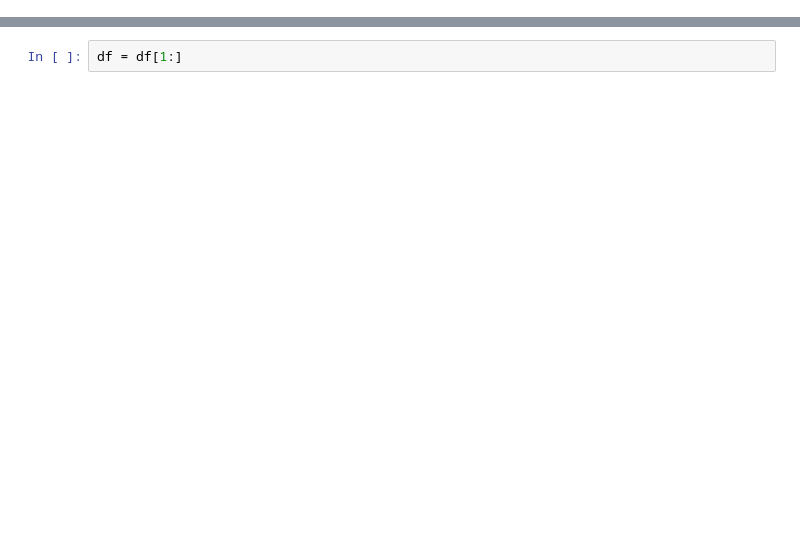
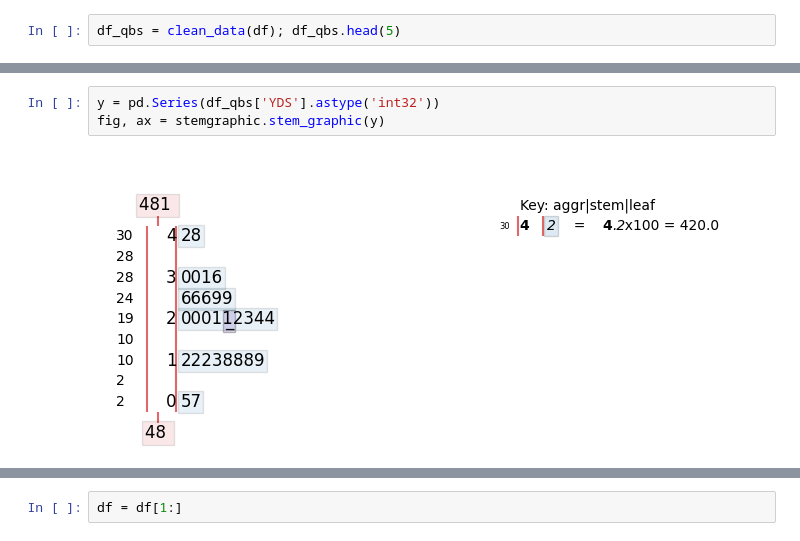
Before and after one commit to cullinap/nfl_data, a Jupyter notebook: visualization.ipynb, the cells around one changed output, grey strips where cells are left out. Cells and saved outputs as stored; diff of their text form; blank space fills up the shorter version.

```diff
--- a/visualization.ipynb
+++ b/visualization.ipynb
@@ -11,3 +12,5 @@ df = pd.read_csv('./data/qbs/qbweek1.csv'); df.head(2)
 |  | Unnamed: 0 | 0 | 1 | 2 | 3 | 4 | 5 | 6 | 7 | 8 | 9 | ... |
 | 0 | 0 | Sortable Passing Leaders | Sortable Passing Leaders | Sortable Passing Leaders | Sortable Passing Leaders | Sortable Passing Leaders | Sortable Passing Leaders | Sortable Passing Leaders | Sortable Passing Leaders | Sortable Passing Leaders | Sortable Passing Leaders | ... |
 | 1 | 1 | RK | PLAYER | TEAM | RESULT | COMP | ATT | YDS | TD | INT | SACK | ... |
+# %%
+df_qbs = clean_data(df); df_qbs.head(5)
@@ -13,0 +24,5 @@ df = pd.read_csv('./data/qbs/qbweek1.csv'); df.head(2)
+# %%
+y = pd.Series(df_qbs['YDS'].astype('int32'))
+fig, ax = stemgraphic.stem_graphic(y)
+# %% [output]
+[figure, added]
```
Also changed, not shown: parts of 10 cells of this notebook.
